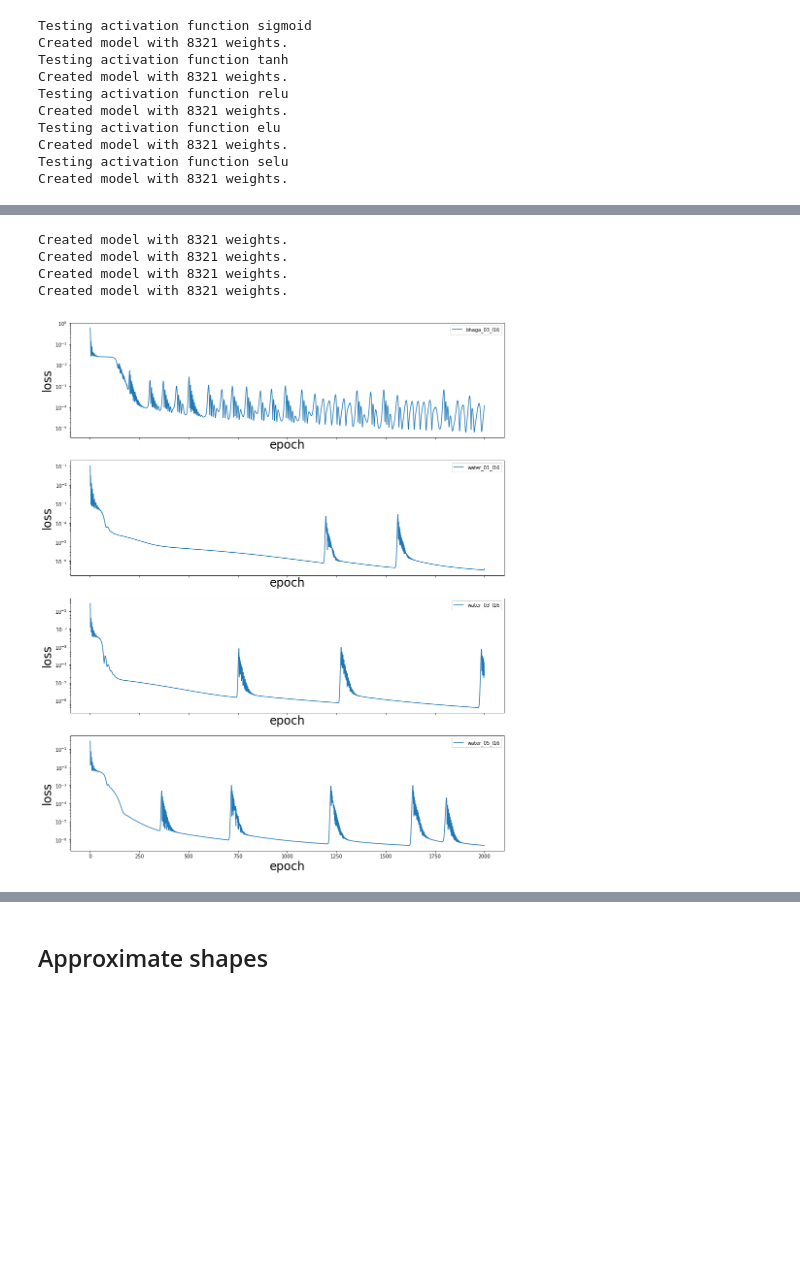
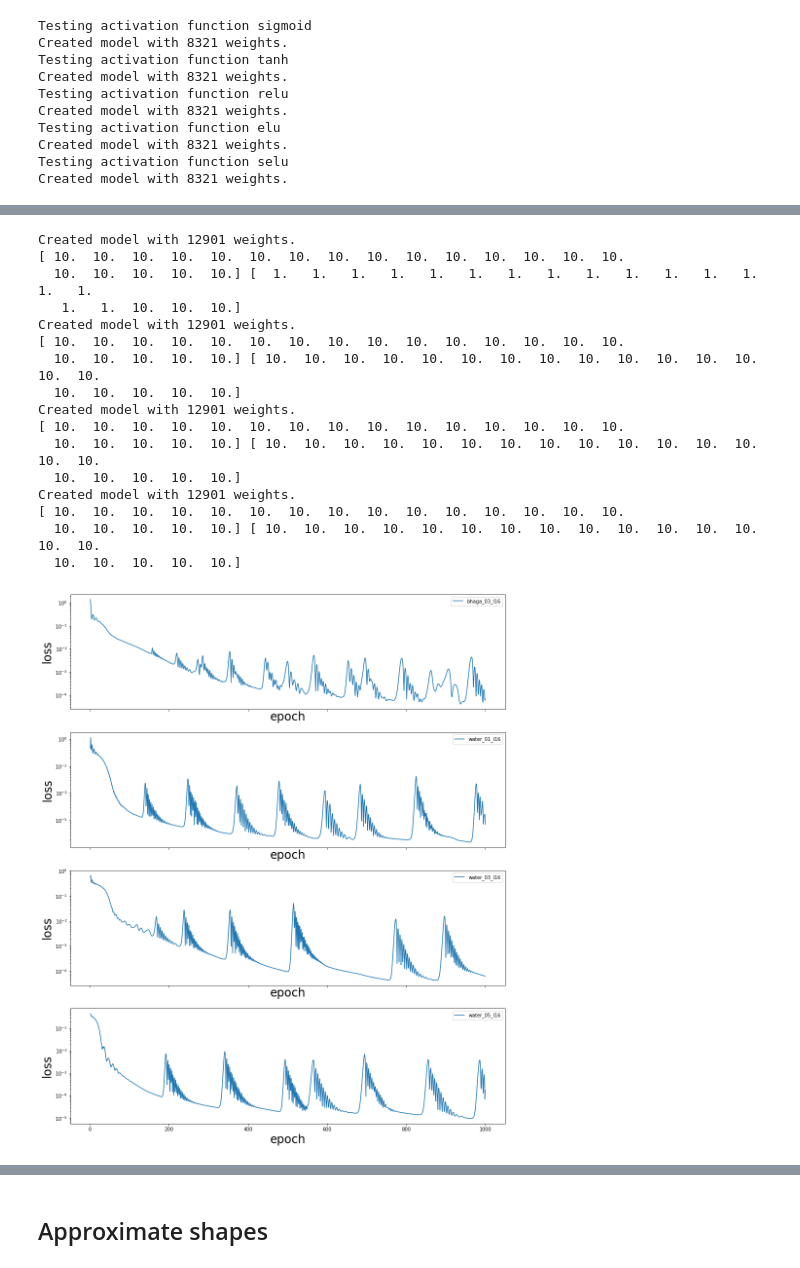
Before and after one commit to AndreWeiner/phd_notebooks, a Jupyter notebook: notebooks/basilisk_2D_shape_approximation_simple.ipynb, the cells around one changed output, grey strips where cells are left out. Cells and saved outputs as stored; diff of their text form; code cells hidden in the pictures; blank space fills up the shorter version.

```diff
--- a/notebooks/basilisk_2D_shape_approximation_simple.ipynb
+++ b/notebooks/basilisk_2D_shape_approximation_simple.ipynb
@@ -230,0 +350,23 @@ selu      : 4.3467e-07, 0.0034, 0.0347
+# %%
+rc('text', usetex=False)
+fig, axarr = plt.subplots(len(layers), 1, figsize=(hm.figure_width, 32), sharex=True)
+
+phi_eval = torch.from_numpy(phi.astype(np.float64)).unsqueeze_(-1)
+all_metrics = {}
+
+for l in layers:
+    for key in all_losses.keys():
+        if "{:1d}_layers_".format(l) in key:
+            smoothed = gaussian_filter1d(all_losses[key], sigma=10)
+            axarr[l-1].plot(range(1, epochs+1), smoothed, lw=1, label=key.split("_selu_")[-1][:-3])
+            # some metrics
+            rad_eval = all_models[key].forward(phi_eval).detach().squeeze().numpy()
+            diff = np.absolute(rad - rad_eval)
+            all_metrics[key] = [np.min(all_losses[key]), np.mean(diff), np.max(diff), np.max(diff/rad)]
+    axarr[l-1].set_ylabel("$L_2$", fontsize=16)
+    axarr[l-1].set_yscale('log')
+    axarr[l-1].set_xlim(1, epochs+1)
+
+axarr[-1].set_xlabel("$e$", fontsize=16)
+axarr[-1].set_xlim(1, epochs+1)
+for ax in axarr: ax.legend()
@@ -231,40 +425,44 @@ selu      : 4.3467e-07, 0.0034, 0.0347
 # %%
-# make torch results reproducible and use double precision
-torch.set_default_tensor_type(torch.DoubleTensor)
-torch.manual_seed(42)
-np.random.seed(42)
-
-output_path = "../output/models"
-!mkdir -p ../output/models
-
 rc('text', usetex=False)
 fig, axarr = plt.subplots(len(names), 1, figsize=(hm.figure_width, len(names)*5), sharex=True)
 
 model_dict = {
     "n_inputs" : 1,
     "n_outputs" : 1,
     "n_layers" : 6,
-    "n_neurons" : 40,
-    "activation" : torch.nn.functional.elu,
+    "n_neurons" : 50,
+    "activation" : torch.nn.functional.selu,
     "batch_norm" : False
 }
 
-epochs = 2000
+epochs = 1000
 for i, name in enumerate(names):
     model = hm.SimpleMLP(**model_dict)
     rad, phi = all_facets[name].get_facets(polar=True)
-    model_path = output_path + "/" + name + "_best.pt"
-    model, losses = training_loop(model, model_path, phi, rad, epochs, 0.005)
+    rad_norm = (rad - np.min(rad)) / (np.max(rad) - np.min(rad))
+    model_path = output_path + "/" + name + "_selu_best.pt"
+    model, losses = training_loop(model, model_path, phi, rad_norm, epochs, 0.001)
     axarr[i].plot(range(1, epochs+1), losses, label=name)
     axarr[i].set_xlabel("epoch", fontsize=hm.fontsize_label)
     axarr[i].set_ylabel("loss", fontsize=hm.fontsize_label)
     axarr[i].set_yscale('log')
-
     axarr[i].legend()
 # %% [output]
-Created model with 8321 weights.
-Created model with 8321 weights.
-Created model with 8321 weights.
-Created model with 8321 weights.
+Created model with 12901 weights.
+[ 10.  10.  10.  10.  10.  10.  10.  10.  10.  10.  10.  10.  10.  10.  10.
+  10.  10.  10.  10.  10.] [  1.   1.   1.   1.   1.   1.   1.   1.   1.   1.   1.   1.   1.   1.   1.
+   1.   1.  10.  10.  10.]
+Created model with 12901 weights.
+[ 10.  10.  10.  10.  10.  10.  10.  10.  10.  10.  10.  10.  10.  10.  10.
+  10.  10.  10.  10.  10.] [ 10.  10.  10.  10.  10.  10.  10.  10.  10.  10.  10.  10.  10.  10.  10.
+  10.  10.  10.  10.  10.]
+Created model with 12901 weights.
+[ 10.  10.  10.  10.  10.  10.  10.  10.  10.  10.  10.  10.  10.  10.  10.
+  10.  10.  10.  10.  10.] [ 10.  10.  10.  10.  10.  10.  10.  10.  10.  10.  10.  10.  10.  10.  10.
+  10.  10.  10.  10.  10.]
+Created model with 12901 weights.
+[ 10.  10.  10.  10.  10.  10.  10.  10.  10.  10.  10.  10.  10.  10.  10.
+  10.  10.  10.  10.  10.] [ 10.  10.  10.  10.  10.  10.  10.  10.  10.  10.  10.  10.  10.  10.  10.
+  10.  10.  10.  10.  10.]
-[figure, old version]
+[figure, new version]
 # %%
```
Also changed, not shown: parts of 14 cells of this notebook, 1 other file.
